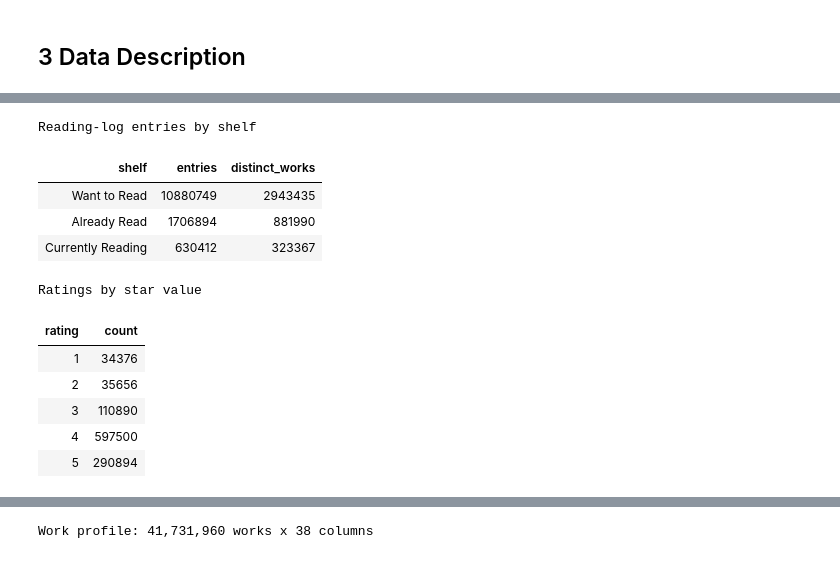
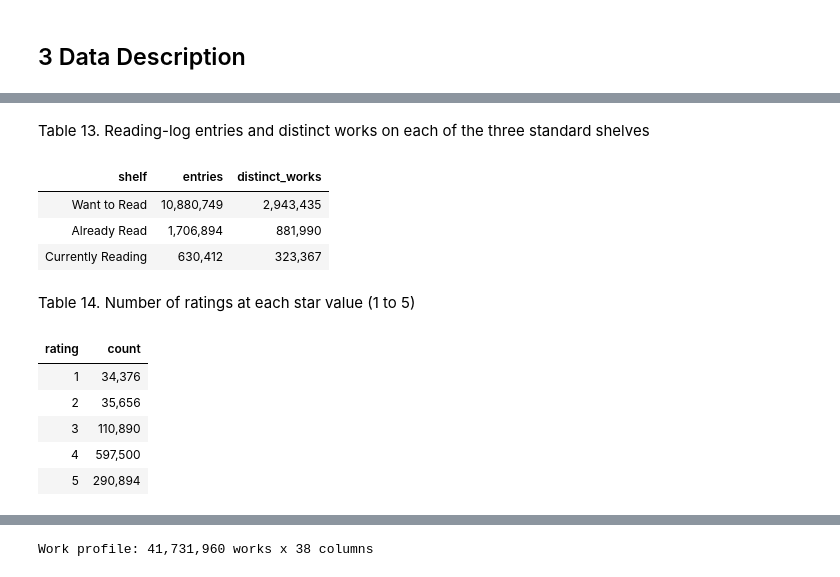
Before and after one commit to jlgelsey/BDCC-Lab-2-, a Jupyter notebook: FINAL REPORT.ipynb, the cells around one changed output, grey strips where cells are left out. Cells and saved outputs as stored; diff of their text form; code cells hidden in the pictures.

```diff
--- a/FINAL REPORT.ipynb
+++ b/FINAL REPORT.ipynb
@@ -266,19 +411,27 @@ To describe **trends**, we count the Want-to-Read entries made in the 12 months
 # %%
+# --- Demand ---------------------------------------------------------------
+# Per-work shelf counts, 12-month Want-to-Read windows and ratings (lazy:
+# Spark computes them only when the work profile is built in Section 4.7).
 demand = helper.compute_demand(tables["reading_log"], tables["ratings"])
+
+# Catalogue-wide totals by shelf and by star value.
 shelf_summary = helper.summarize_shelves(tables["reading_log"],
                                          tables["ratings"])
-show(shelf_summary["shelves"], "Reading-log entries by shelf")
-show(shelf_summary["ratings"], "Ratings by star value")
+show(shelf_summary["shelves"],
+     "Table 13. Reading-log entries and distinct works on each of the "
+     "three standard shelves")
+show(shelf_summary["ratings"],
+     "Table 14. Number of ratings at each star value (1 to 5)")
 # %% [output]
-Reading-log entries by shelf
+Table 13. Reading-log entries and distinct works on each of the three standard shelves
 | shelf | entries | distinct_works |
-| Want to Read | 10880749 | 2943435 |
-| Already Read | 1706894 | 881990 |
-| Currently Reading | 630412 | 323367 |
+| Want to Read | 10,880,749 | 2,943,435 |
+| Already Read | 1,706,894 | 881,990 |
+| Currently Reading | 630,412 | 323,367 |
-Ratings by star value
+Table 14. Number of ratings at each star value (1 to 5)
 | rating | count |
-| 1 | 34376 |
-| 2 | 35656 |
-| 3 | 110890 |
-| 4 | 597500 |
-| 5 | 290894 |
+| 1 | 34,376 |
+| 2 | 35,656 |
+| 3 | 110,890 |
+| 4 | 597,500 |
+| 5 | 290,894 |
```
Also changed, not shown: parts of 49 cells of this notebook, 6 other files.
